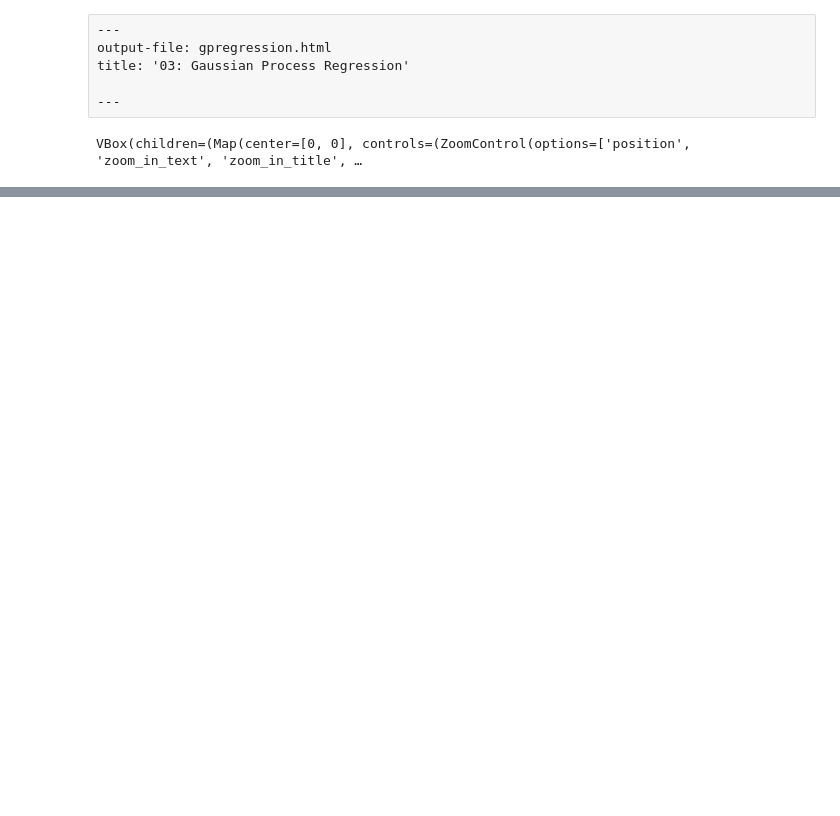
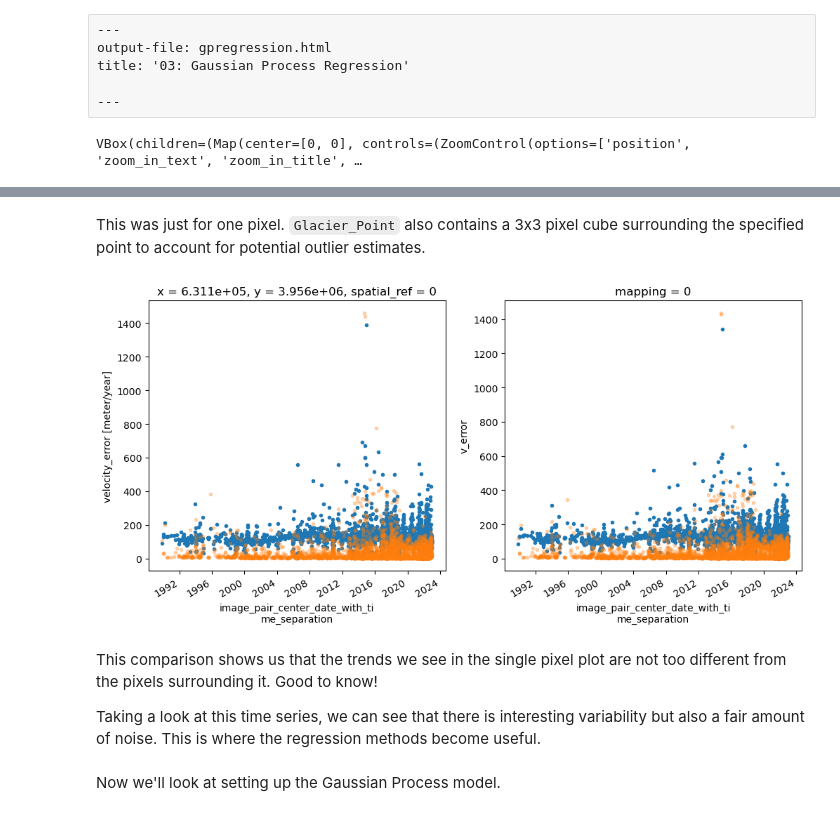
Before and after one commit to vdevauxchupin/ITS_LIVE_TOOL, a Jupyter notebook: nbs/05_GPregression.ipynb, the cells around one changed output, grey strips where cells are left out. Cells and saved outputs as stored; diff of their text form; code cells hidden in the pictures; blank space fills up the shorter version.

```diff
--- a/nbs/05_GPregression.ipynb
+++ b/nbs/05_GPregression.ipynb
@@ -359,0 +51,17 @@ def vis_GP(df, X_pred, y_pred, sigma, label):
+# %% [markdown]
+This was just for one pixel. `Glacier_Point` also contains a 3x3 pixel cube surrounding the specified point to account for potential outlier estimates.
+# %%
+fig, axs = plt.subplots(ncols=2, figsize=(12,5))
+glacier_point.cube_around_point.v.median(dim=['x','y']).plot(ax=axs[1], linestyle='None', marker='o', markersize=3);
+glacier_point.cube_around_point.v_error.median(dim=['x','y']).plot(ax=axs[1], linestyle='None', marker='o', alpha = 0.3, markersize=3);
+
+glacier_point.datacube_point.v.plot(ax=axs[0], linestyle='None', marker='o', markersize=3);
+glacier_point.datacube_point.v_error.plot(ax=axs[0], linestyle='None', marker='o', alpha = 0.3, markersize=3);
+# %% [output]
+[figure, added]
+# %% [markdown]
+This comparison shows us that the trends we see in the single pixel plot are not too different from the pixels surrounding it. Good to know!
+
+Taking a look at this time series, we can see that there is interesting variability but also a fair amount of noise. This is where the regression methods become useful.
+# %% [markdown]
+Now we'll look at setting up the Gaussian Process model.
```
Also changed, not shown: parts of 52 cells of this notebook, 17 other files.
